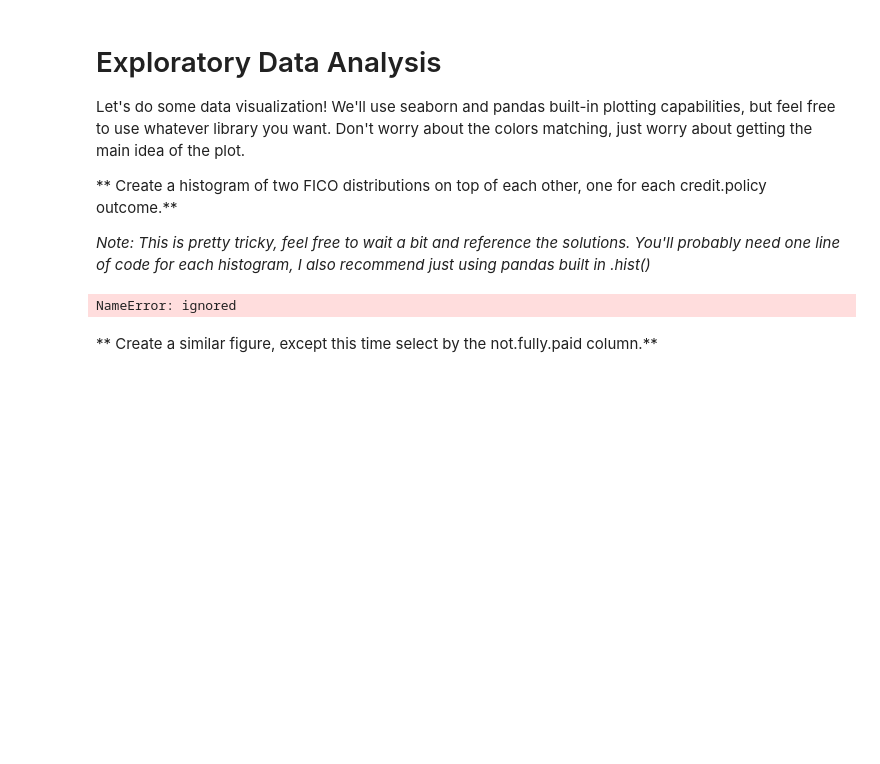
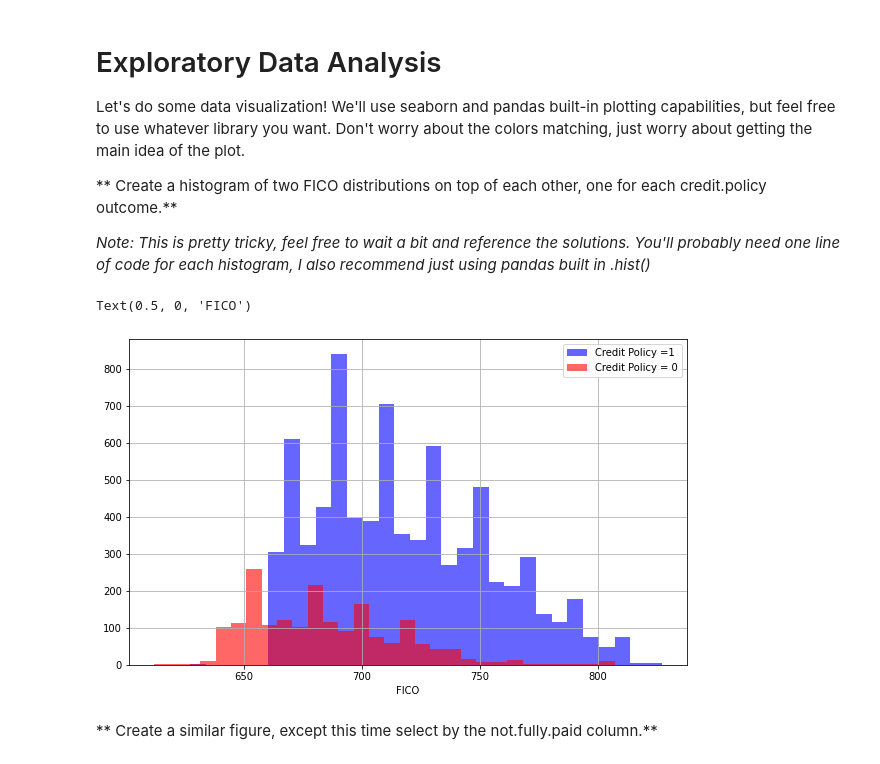
Before and after one commit to macruga/predictive-analytics, a Jupyter notebook: Decision_Trees_and_Random_Forest_Project.ipynb, the cells around one changed output. Cells and saved outputs as stored; diff of their text form; code cells hidden in the pictures; blank space fills up the shorter version.

```diff
--- a/Decision_Trees_and_Random_Forest_Project.ipynb
+++ b/Decision_Trees_and_Random_Forest_Project.ipynb
@@ -90,11 +94,12 @@ Let's do some data visualization! We'll use seaborn and pandas built-in plotting
 *Note: This is pretty tricky, feel free to wait a bit and reference the solutions. You'll probably need one line of code for each histogram, I also recommend just using pandas built in .hist()*
 # %%
 plt.figure(figsize=(10,6))
-loans[loans['credit.policy'] == 1]['fico'].hist(alpha = 0.5,color = 'blue', bins = 30,label = 'Credit Policy =1 ')
-loans[loans['credit.policy'] == 0]['fico'].hist(alpha = 0.5,color = 'red', bins = 30,label = 'Credit Policy = 0')
+loans[loans['credit.policy'] == 1]['fico'].hist(alpha = 0.6,color = 'blue', bins = 30,label = 'Credit Policy =1 ')
+loans[loans['credit.policy'] == 0]['fico'].hist(alpha = 0.6,color = 'red', bins = 30,label = 'Credit Policy = 0')
 plt.legend()
 plt.xlabel('FICO')
 # %% [output]
-NameError: ignored
+Text(0.5, 0, 'FICO')
+[figure, added]
 # %% [markdown]
 ** Create a similar figure, except this time select by the not.fully.paid column.**
```
Also changed, not shown: parts of 35 cells of this notebook.
